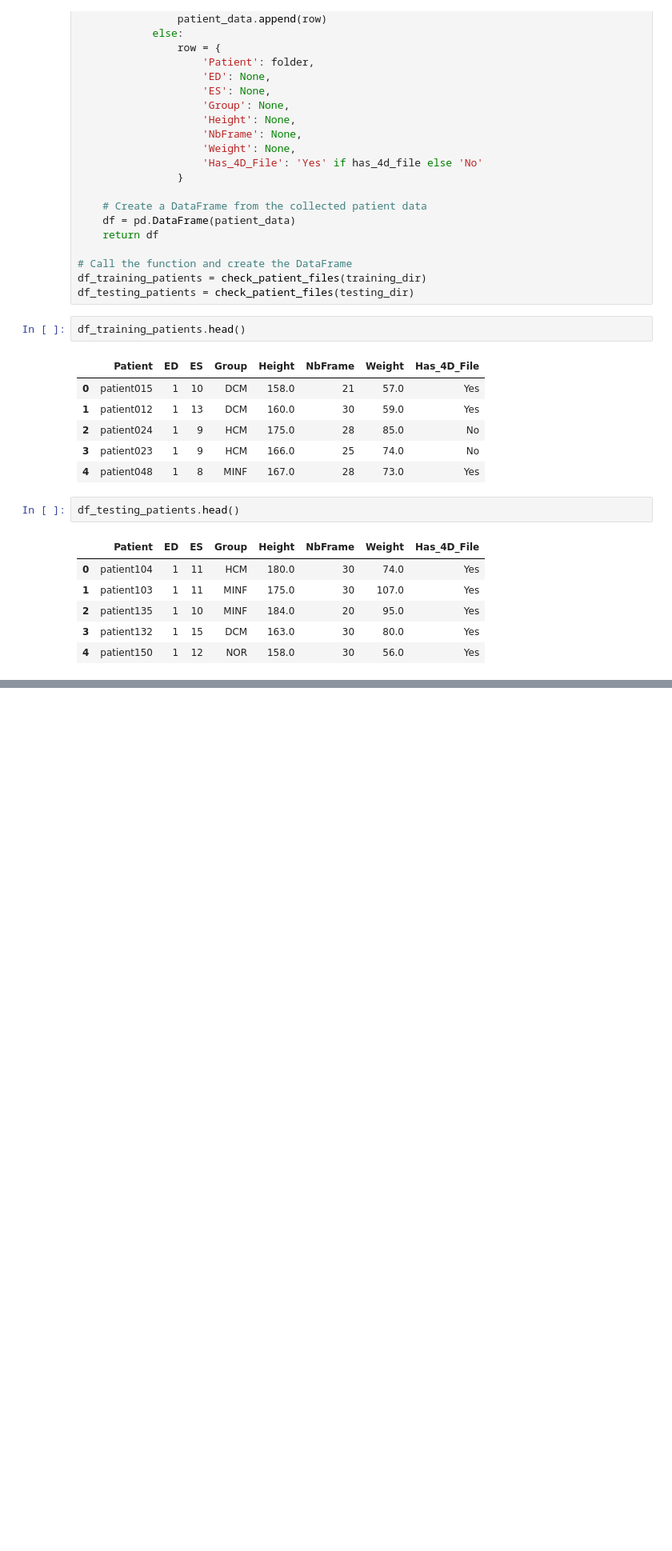
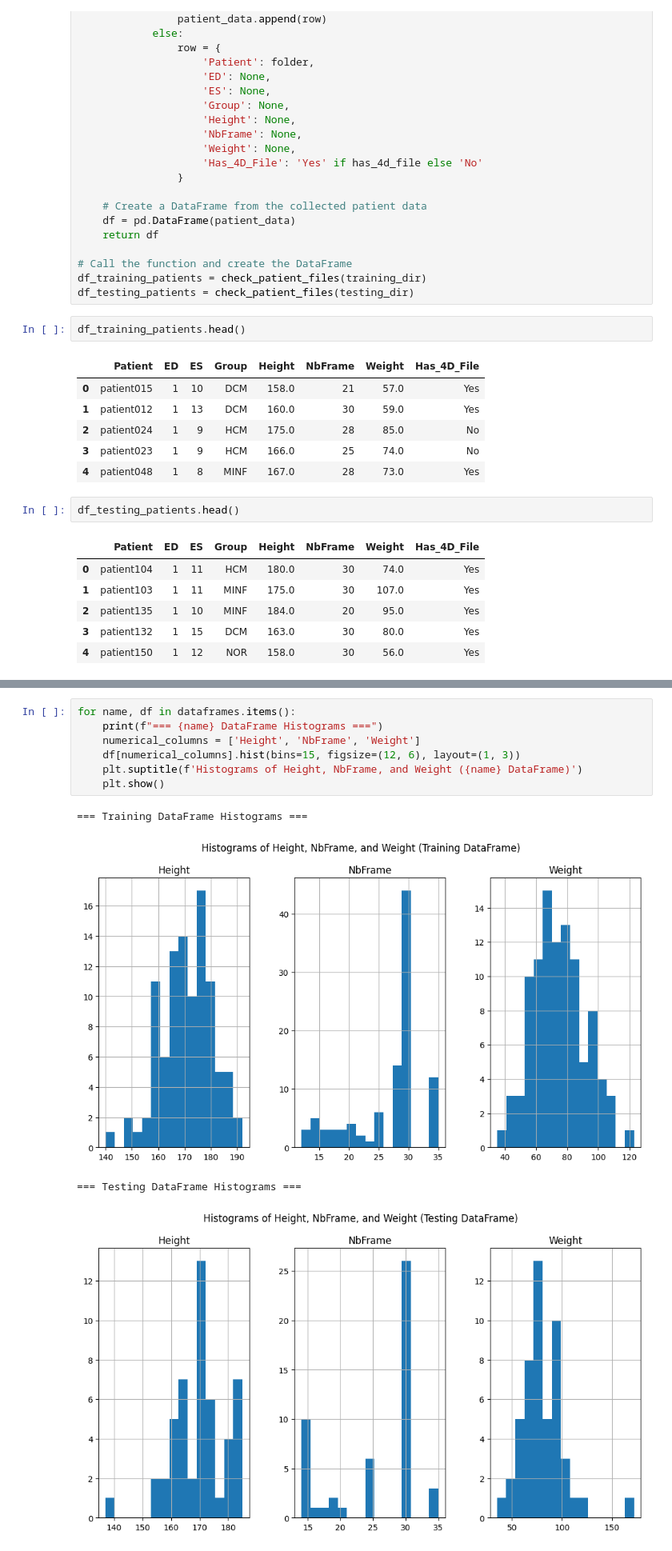
Before and after one commit to ahmedalii3/Cardiac-Strain-Mapping, a Jupyter notebook: Code/Data_scripts/Data_Analysis.ipynb, the cells around one changed output, grey strips where cells are left out. Shown at 80% size. Drawn from its saved outputs; the diff is of its cells as text; blank space fills up the shorter version.

```diff
--- a/Code/Data_scripts/Data_Analysis.ipynb
+++ b/Code/Data_scripts/Data_Analysis.ipynb
@@ -101,0 +191,12 @@ df_testing_patients.head()
+# %%
+for name, df in dataframes.items():
+    print(f"=== {name} DataFrame Histograms ===")
+    numerical_columns = ['Height', 'NbFrame', 'Weight']
+    df[numerical_columns].hist(bins=15, figsize=(12, 6), layout=(1, 3))
+    plt.suptitle(f'Histograms of Height, NbFrame, and Weight ({name} DataFrame)')
+    plt.show()
+# %% [output]
+=== Training DataFrame Histograms ===
+[figure, added]
+=== Testing DataFrame Histograms ===
+[figure, added]
```
Also changed, not shown: parts of 8 cells of this notebook.
